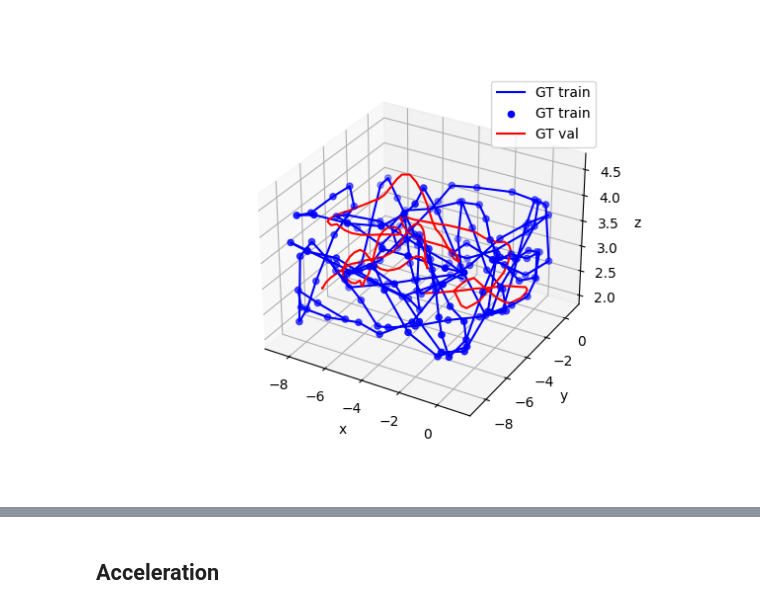
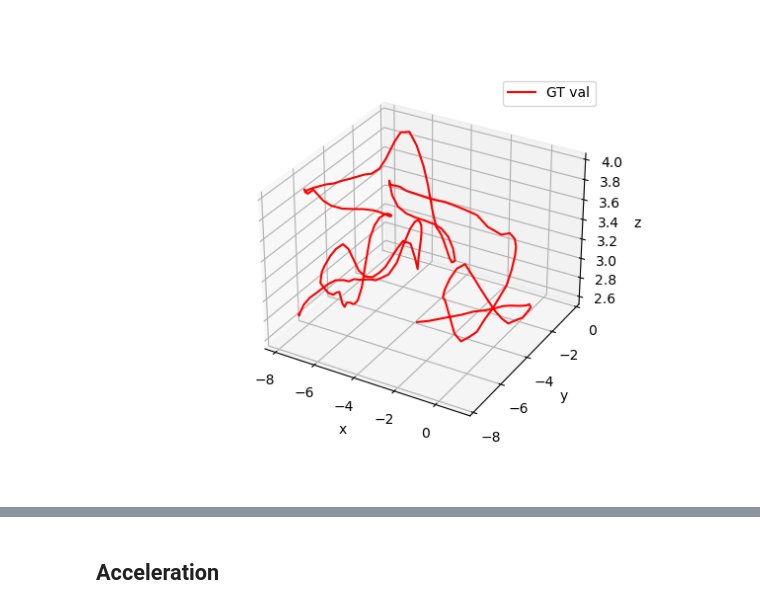
Before and after one commit to sytan98/Dataset-Collection-for-Pose-and-IMU, a Jupyter notebook: notebooks/data_vis_processing.ipynb, the cells around one changed output, grey strips where cells are left out. Drawn from its saved outputs; the diff is of its cells as text; code cells hidden in the pictures.

```diff
--- a/notebooks/data_vis_processing.ipynb
+++ b/notebooks/data_vis_processing.ipynb
@@ -10,17 +13,17 @@ import statistics
 # %%
-train_data = pd.read_csv(f'D:/Imperial/FYP/captured_data/airsim_drone_mode/train/airsim_rec_0.txt', sep="\t")
+train_data = pd.read_csv(f'D:/Imperial/FYP/captured_data/airsim_drone_mode/relative_pose/building_relative_v4/train/airsim_rec_0.txt', sep="\t")
 # train_data = train_data.iloc[::2, :]
-val_data = pd.read_csv(f'D:/Imperial/FYP/captured_data/airsim_drone_mode/val/airsim_rec_0.txt', sep="\t")
+val_data = pd.read_csv(f'D:/Imperial/FYP/captured_data/airsim_drone_mode/relative_pose/building_relative_v4/val/airsim_rec_0.txt', sep="\t")
 
 plt.figure()
 ax = plt.axes(projection= '3d')
-ax.plot3D(train_data["POS_X"], train_data["POS_Y"], -train_data["POS_Z"], label = "GT train", color = 'blue')
-ax.scatter(train_data["POS_X"], train_data["POS_Y"], -train_data["POS_Z"], label = "GT train", color = 'blue')
+# ax.plot3D(train_data["POS_X"], train_data["POS_Y"], -train_data["POS_Z"], label = "GT train", color = 'blue')
+# ax.scatter(train_data["POS_X"], train_data["POS_Y"], -train_data["POS_Z"], label = "GT train", color = 'blue')
 ax.plot3D(val_data["POS_X"], val_data["POS_Y"], -val_data["POS_Z"], label = "GT val", color = 'red')
 ax.set_xlabel("x")
 ax.set_ylabel("y")
 ax.set_zlabel("z")
 ax.legend()
 plt.show()
 # %% [output]
-[figure, old version]
+[figure, new version]
```
Also changed, not shown: parts of 12 cells of this notebook, 8 other files.
